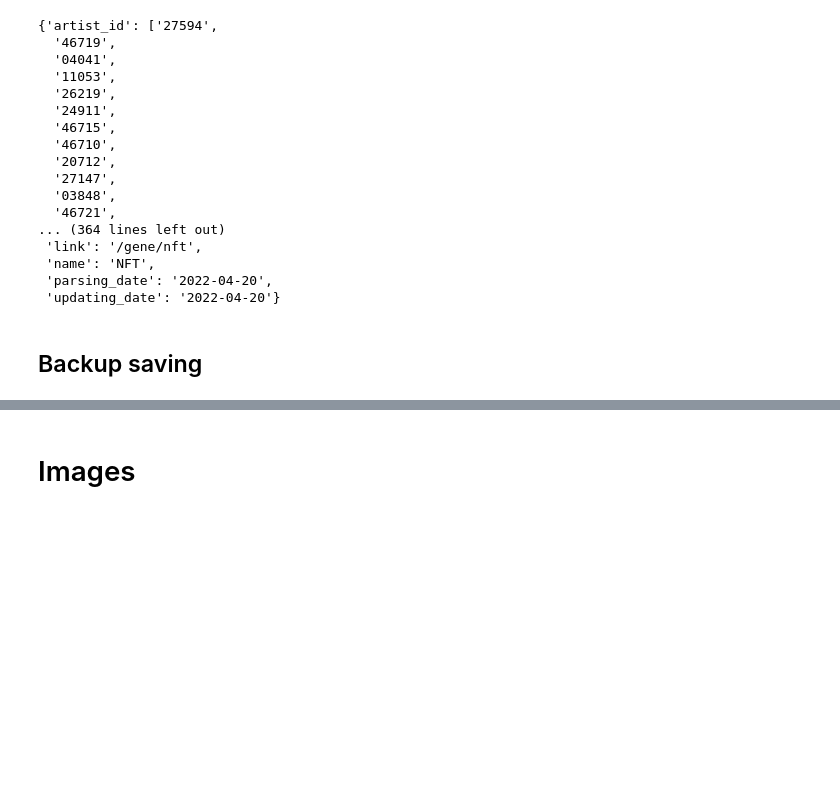
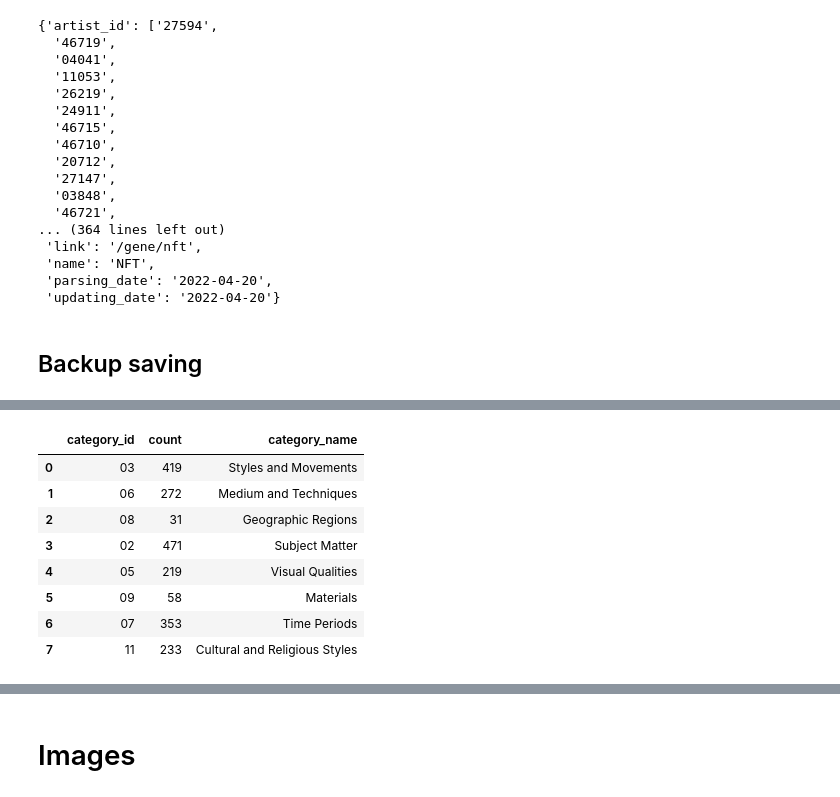
Before and after one commit to Bella151305/ArtProject, a Jupyter notebook: Artsy_genome_api.ipynb, the cells around one changed output, grey strips where cells are left out. Cells and saved outputs as stored; diff of their text form; code cells hidden in the pictures; blank space fills up the shorter version.

```diff
--- a/Artsy_genome_api.ipynb
+++ b/Artsy_genome_api.ipynb
@@ -3677,0 +4456,12 @@ save_dict(genes_dict, gen_dict.replace('.txt', '') + '_' + str(datetime.now().da
+# %%
+cat_count_df
+# %% [output]
+|  | category_id | count | category_name |
+| 0 | 03 | 419 | Styles and Movements |
+| 1 | 06 | 272 | Medium and Techniques |
+| 2 | 08 | 31 | Geographic Regions |
+| 3 | 02 | 471 | Subject Matter |
+| 4 | 05 | 219 | Visual Qualities |
+| 5 | 09 | 58 | Materials |
+| 6 | 07 | 353 | Time Periods |
+| 7 | 11 | 233 | Cultural and Religious Styles |
```
Also changed, not shown: parts of 151 cells of this notebook.
